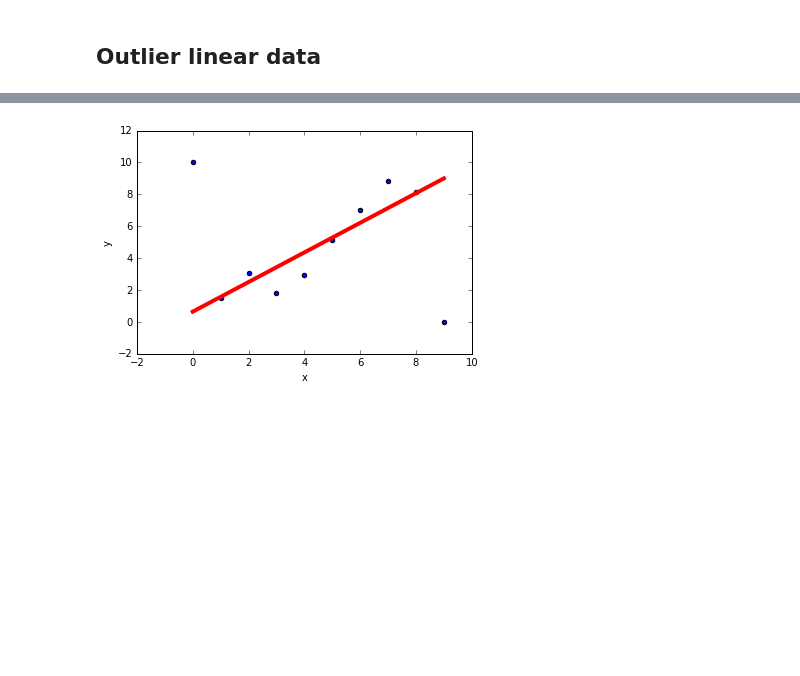
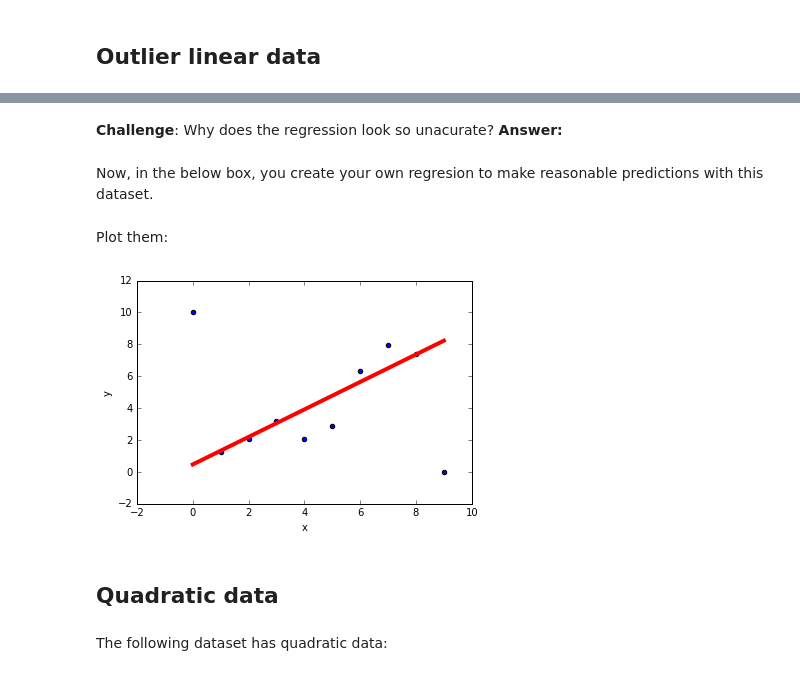
Before and after one commit to dfarren/castilleja, a Jupyter notebook: notebooks/Regression.ipynb, the cells around one changed output, grey strips where cells are left out. Saved outputs shown, nothing was run; the diff lists cells and outputs as text; code cells hidden in the pictures; blank space fills up the shorter version.

```diff
--- a/notebooks/Regression.ipynb
+++ b/notebooks/Regression.ipynb
@@ -147,6 +218,6 @@ introduction.plot(x, y, predictions)
 # %%
-x, y = introduction.generate_linear_data(slope=1, intercept=0, noise_std=1, max_x=10)
+x, y = generate_linear_data(slope=1, intercept=0, noise_std=1, max_x=10)
 y[0] = 10
 y[y.shape[0]-1] = 0
-introduction.plot(x, y)
+plot(x, y)
 # %% [output]
@@ -153,0 +227,5 @@ introduction.plot(x, y)
+# %%
+model = SGDRegressor(loss='squared_loss', eta0=0.01, n_iter=10000)
+model.fit(x, y)
+predictions = model.predict(x)
+plot(x, y, predictions=predictions)
@@ -154,8 +234,19 @@ introduction.plot(x, y)
+# %% [markdown]
+**Challenge**: Why does the regression look so unacurate?
+**Answer:**
+# %% [markdown]
+Now, in the below box, you create your own regresion to make reasonable predictions with this dataset.
 # %%
-model = introduction.SGDRegressor(loss='huber', eta0=0.01, n_iter=10000)
+model = SGDRegressor(loss='huber', eta0=0.01, n_iter=10000)
 model.fit(x, y)
 predictions = model.predict(x)
+# %% [markdown]
+Plot them:
 # %%
-introduction.plot(x, y, predictions)
+plot(x, y, predictions=predictions)
 # %% [output]
-[figure, old version]
+[figure, new version]
+# %% [markdown]
+## Quadratic data
+# %% [markdown]
+The following dataset has quadratic data:
```
Also changed, not shown: parts of 51 cells of this notebook, 1 other file.
